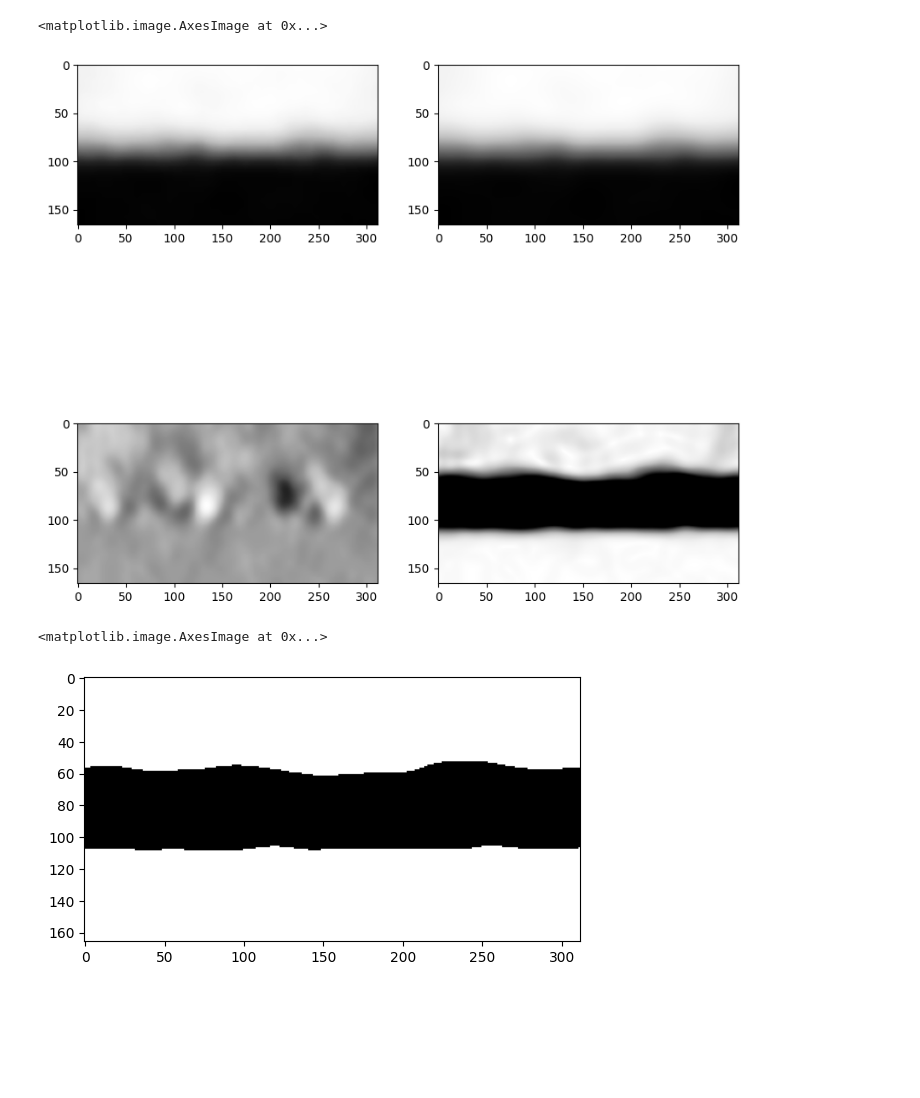
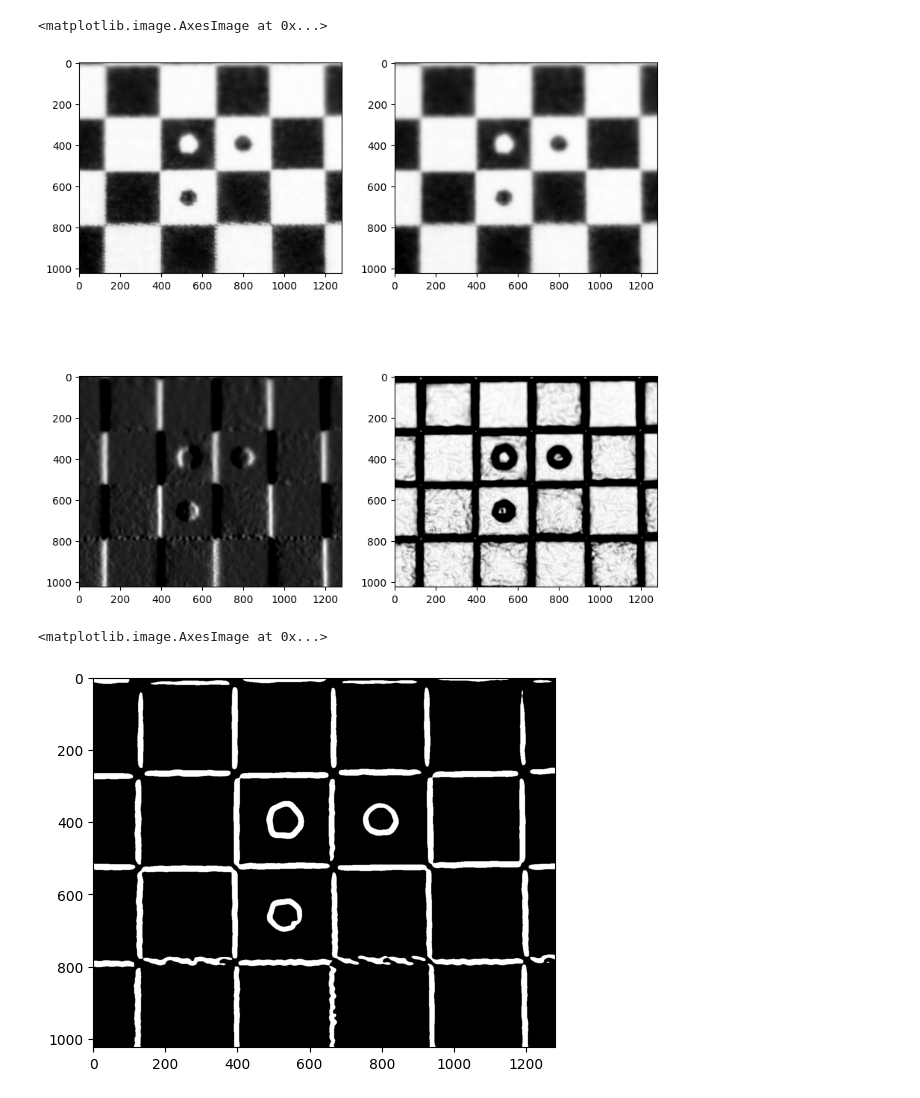
Before and after one commit to ale-chen/Armored_Particles, a Jupyter notebook: calibration_testing.ipynb, the cells around one changed output. Saved outputs shown, nothing was run; the diff lists cells and outputs as text; code cells hidden in the pictures; blank space fills up the shorter version.

```diff
--- a/calibration_testing.ipynb
+++ b/calibration_testing.ipynb
@@ -10,8 +10,8 @@ CALIBRATION_LEFT_FILEPATH = '../data/2025-06-09-40uL_250um/calibration_left.jpg'
 TEST_IMAGE = '../data/toys/line_outline.png'
 
 
-# im = plt.imread(CALIBRATION_LEFT_FILEPATH)[:,:,0]
-im = plt.imread(TEST_IMAGE)[:,:,0]
+im = plt.imread(CALIBRATION_LEFT_FILEPATH)[:,:,0]
+# im = plt.imread(TEST_IMAGE)[:,:,0]
 # %%
 plt.figure(figsize=(10,10))
 plt.subplot(2,2,1)
@@ -25,18 +25,21 @@ plt.subplot(2,2,4)
 plt.imshow(sobel(im_blur)*100,vmax=1,cmap='Greys')
 # %% [output]
 <matplotlib.image.AxesImage at 0x...>
-[figure, old version]
+[figure, new version]
 # %%
 # from skimage.morphology import skeletonize
 
 im_sobel = sobel(im_blur)
-thresholded = im_sobel < 0.01
-# thresholded = 255 - thresholded
+thresholded = im_sobel < 0.03
+
+# SOBEL SPACE MAX VALUE DIVIDED BY CONSTANT S.T. EACH IMAGE THRESHOLD DEPENDENT ON CONDITIONS
+
+thresholded = np.invert(thresholded)
 # skeleton = skeletonize(thresholded)
 plt.imshow(thresholded,cmap=cm.grey)
 # %% [output]
 <matplotlib.image.AxesImage at 0x...>
-[figure, old version]
+[figure, new version]
 # %%
 tested_angles = np.linspace(-(np.pi / 2)+(np.pi/2), (np.pi / 2)+(np.pi/2), 360, endpoint=False)
 
```
Also changed, not shown: parts of 2 cells of this notebook.
